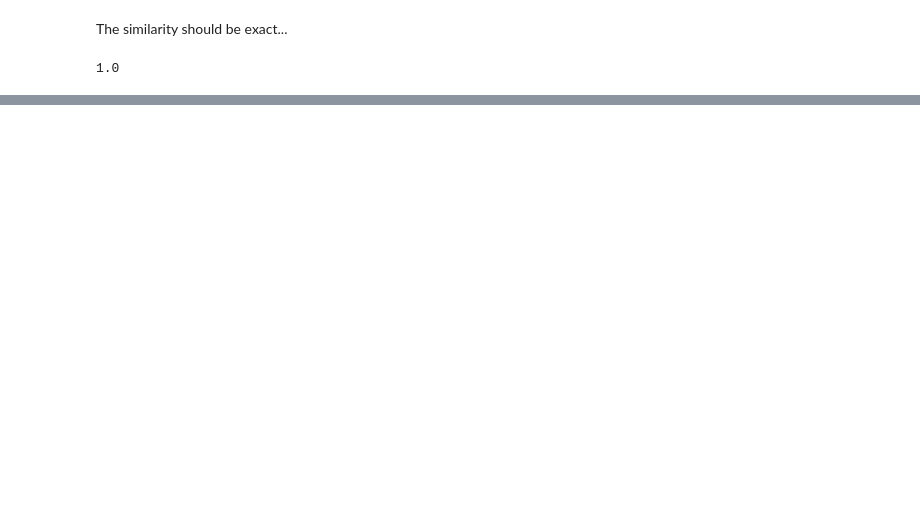
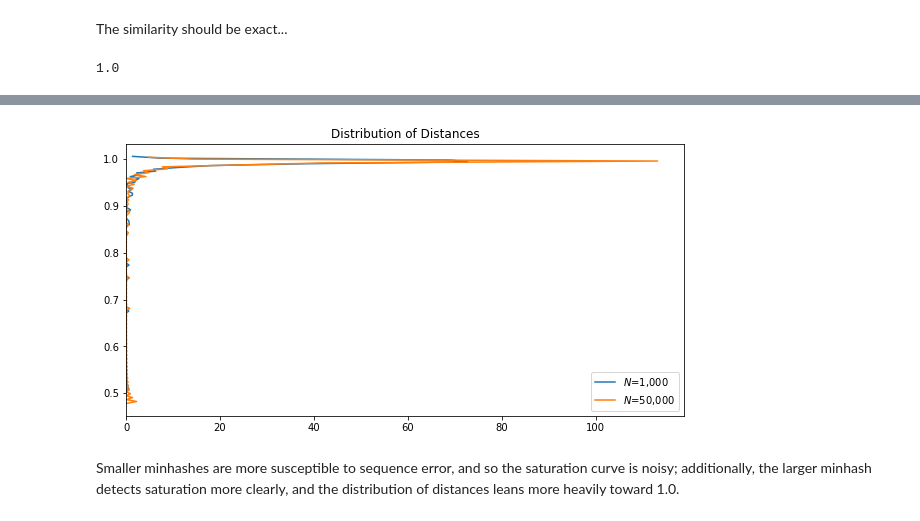
Before and after one commit to camillescott/goetia, a Jupyter notebook: examples/Streaming Sourmash Demo.ipynb, the cells around one changed output, grey strips where cells are left out. Drawn from its saved outputs; the diff is of its cells as text; code cells hidden in the pictures; blank space fills up the shorter version.

```diff
--- a/examples/Streaming Sourmash Demo.ipynb
+++ b/examples/Streaming Sourmash Demo.ipynb
@@ -148,0 +174,9 @@ with FigureManager(show=True, figsize=(12,8)) as (fig, ax):
+# %%
+with FigureManager(show=True, figsize=(10,5)) as (fig, ax):
+    ax.set_title('Distribution of Distances')
+    sns.distplot(distances_small, vertical=True, hist=False, ax=ax, label='$N$=1,000')
+    sns.distplot(distances_large, vertical=True, hist=False, ax=ax, label='$N$=50,000')
+# %% [output]
+[figure, added]
+# %% [markdown]
+Smaller minhashes are more susceptible to sequence error, and so the saturation curve is noisy; additionally, the larger minhash detects saturation more clearly, and the distribution of distances leans more heavily toward 1.0.
```
Also changed, not shown: parts of 14 cells of this notebook.
